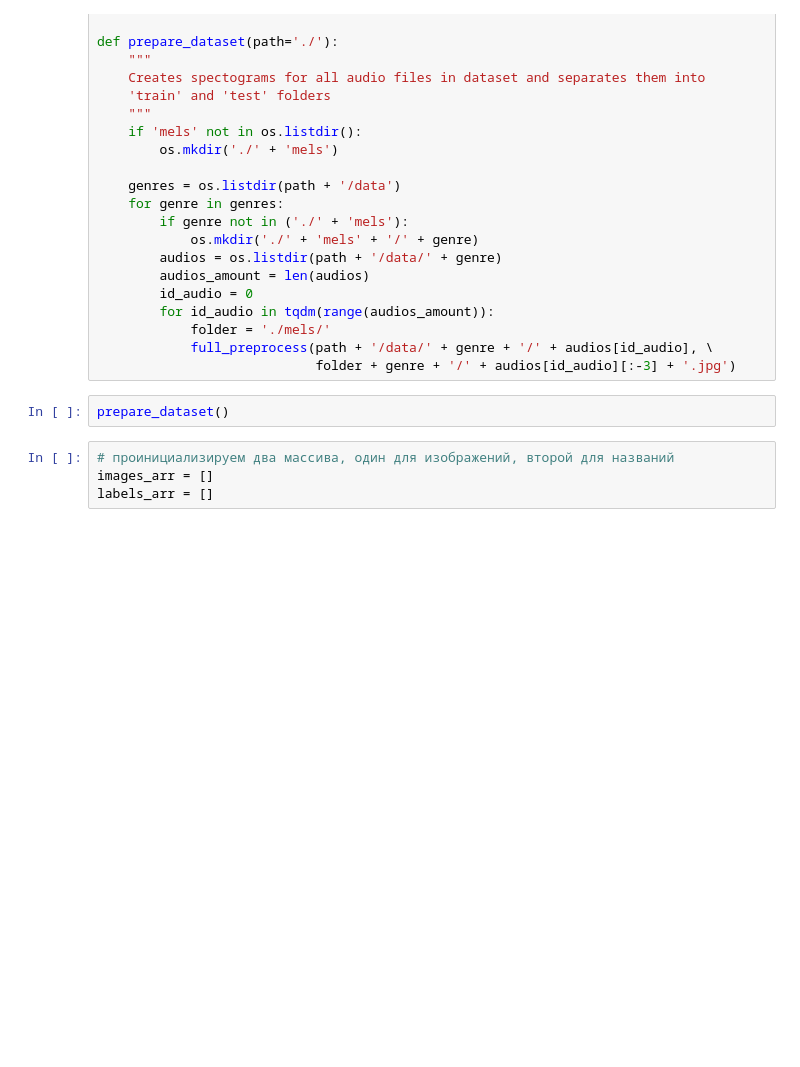
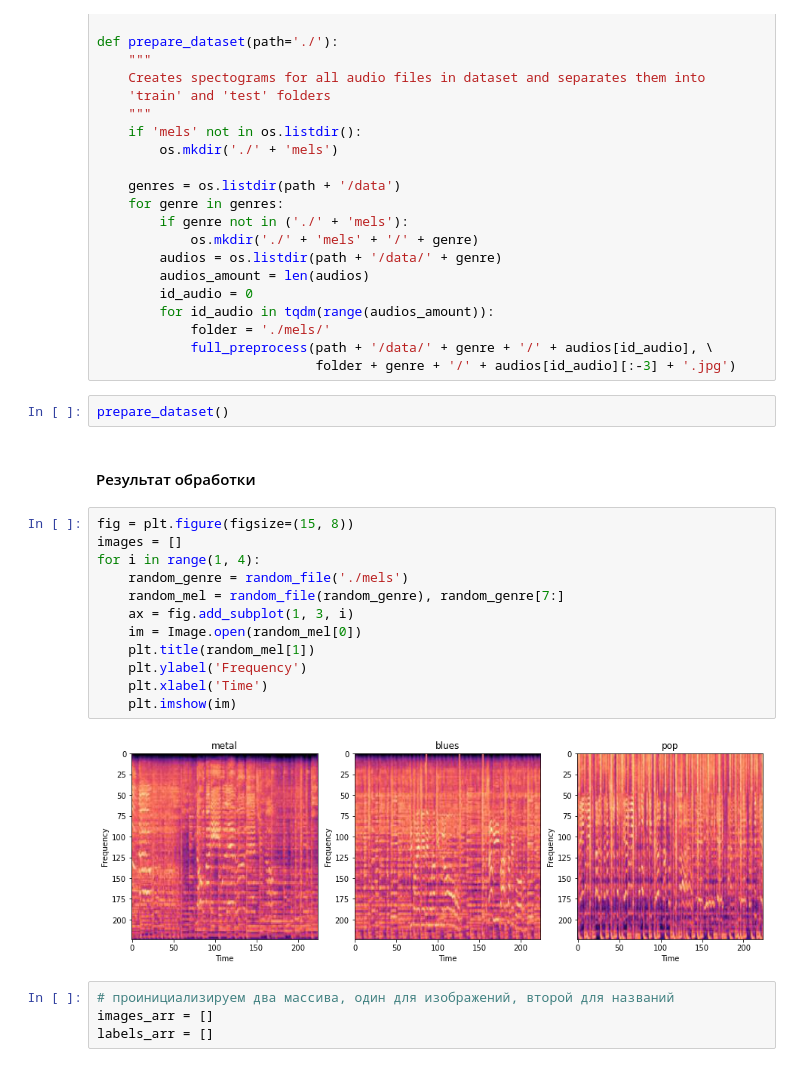
Before and after one commit to MSTarakanov/CNN_genre_classification, a Jupyter notebook: CNN.ipynb, the cells around one changed output. Drawn from its saved outputs; the diff is of its cells as text; blank space fills up the shorter version.

```diff
--- a/CNN.ipynb
+++ b/CNN.ipynb
@@ -117,6 +165,22 @@ def prepare_dataset(path='./'):
                             folder + genre + '/' + audios[id_audio][:-3] + '.jpg')
 # %%
 prepare_dataset()
+# %% [markdown]
+#### Результат обработки
+# %%
+fig = plt.figure(figsize=(15, 8))
+images = []
+for i in range(1, 4):
+    random_genre = random_file('./mels')
+    random_mel = random_file(random_genre), random_genre[7:]
+    ax = fig.add_subplot(1, 3, i)
+    im = Image.open(random_mel[0])
+    plt.title(random_mel[1])
+    plt.ylabel('Frequency')
+    plt.xlabel('Time')
+    plt.imshow(im)
+# %% [output]
+[figure, added]
 # %%
 # проинициализируем два массива, один для изображений, второй для названий
 images_arr = []
```
Also changed, not shown: parts of 12 cells of this notebook.
